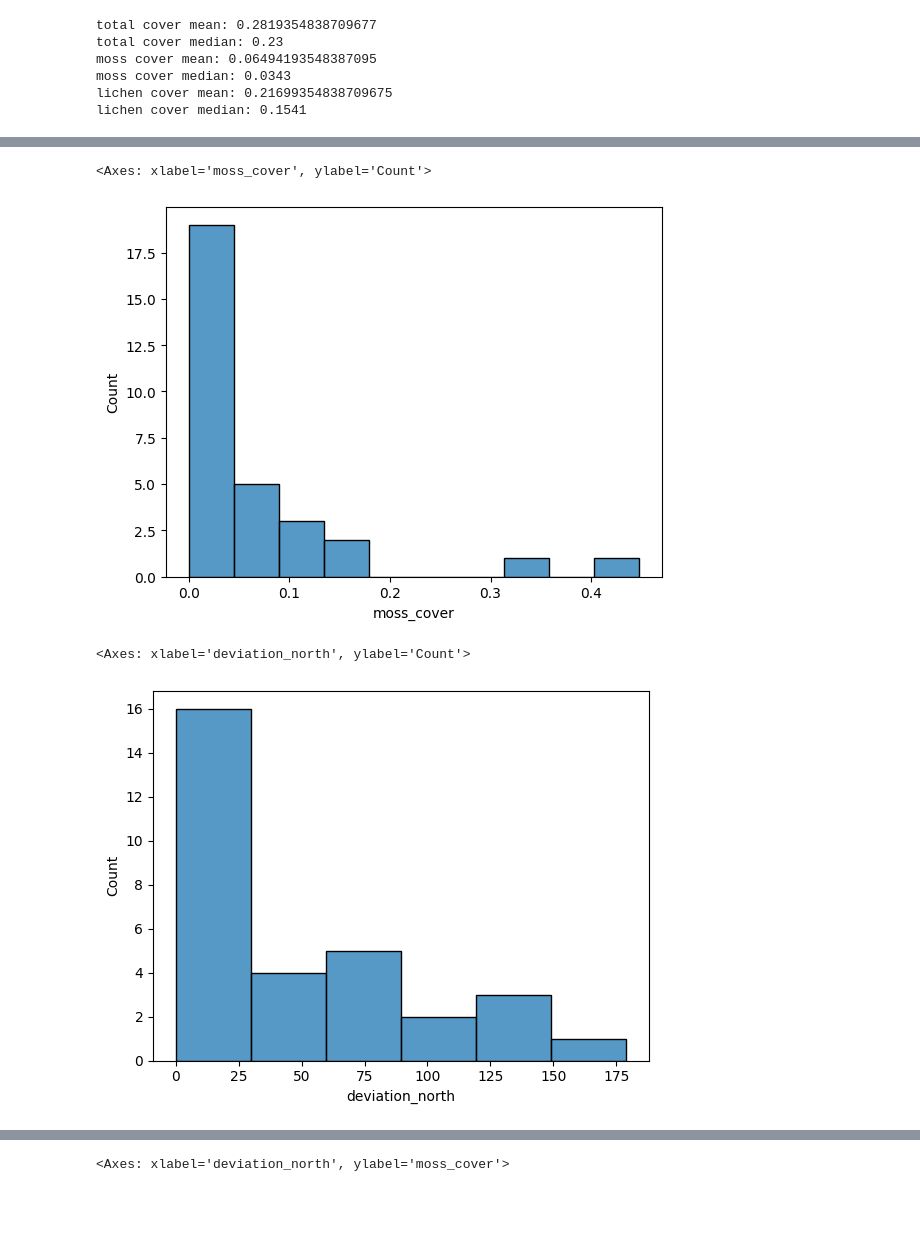
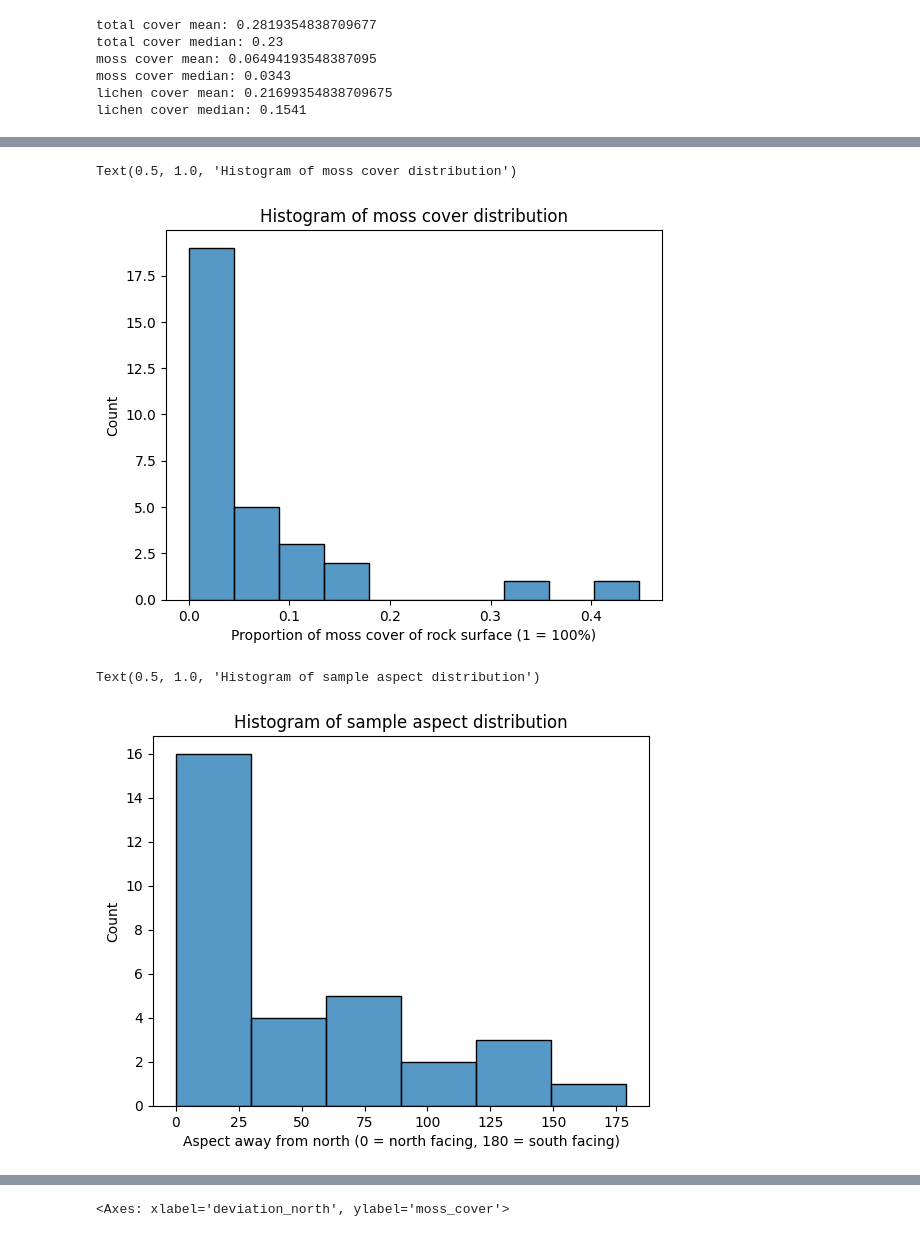
Before and after one commit to Sari-Parvillers/Vulnerable-Earth-TW1-2025, a Jupyter notebook: data_exploration.ipynb, the cells around one changed output, grey strips where cells are left out. Drawn from its saved outputs; the diff is of its cells as text; code cells hidden in the pictures; blank space fills up the shorter version.

```diff
--- a/data_exploration.ipynb
+++ b/data_exploration.ipynb
@@ -31,10 +35,14 @@ sns.histplot(df['total_cover'])
 # %%
 sns.histplot(df['moss_cover'])
+plt.xlabel('Proportion of moss cover of rock surface (1 = 100%)')
+plt.title('Histogram of moss cover distribution')
 # %% [output]
-<Axes: xlabel='moss_cover', ylabel='Count'>
+Text(0.5, 1.0, 'Histogram of moss cover distribution')
-[figure, old version]
+[figure, new version]
 # %%
 sns.histplot(df['deviation_north'])
+plt.xlabel('Aspect away from north (0 = north facing, 180 = south facing)')
+plt.title('Histogram of sample aspect distribution')
 # %% [output]
-<Axes: xlabel='deviation_north', ylabel='Count'>
+Text(0.5, 1.0, 'Histogram of sample aspect distribution')
-[figure, old version]
+[figure, new version]
```
Also changed, not shown: parts of 14 cells of this notebook, 2 other files.
